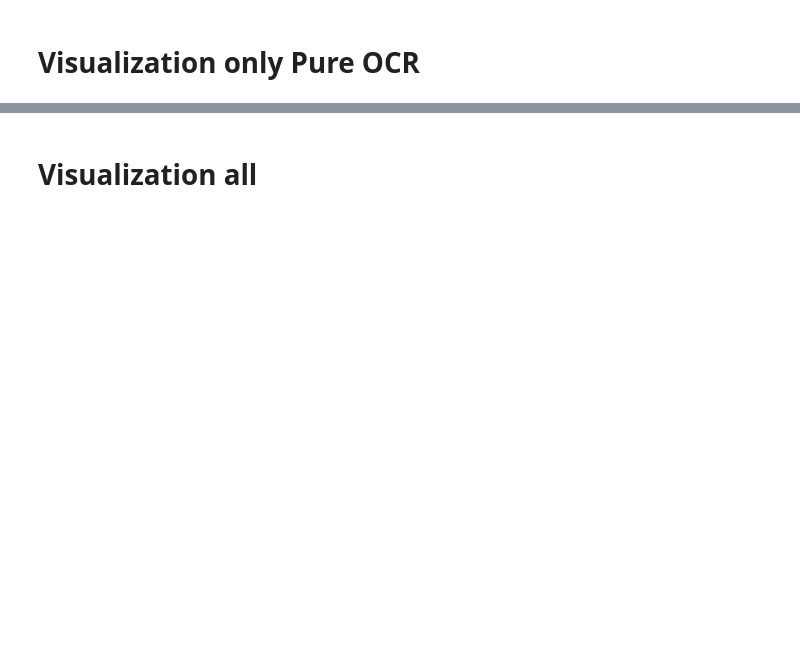
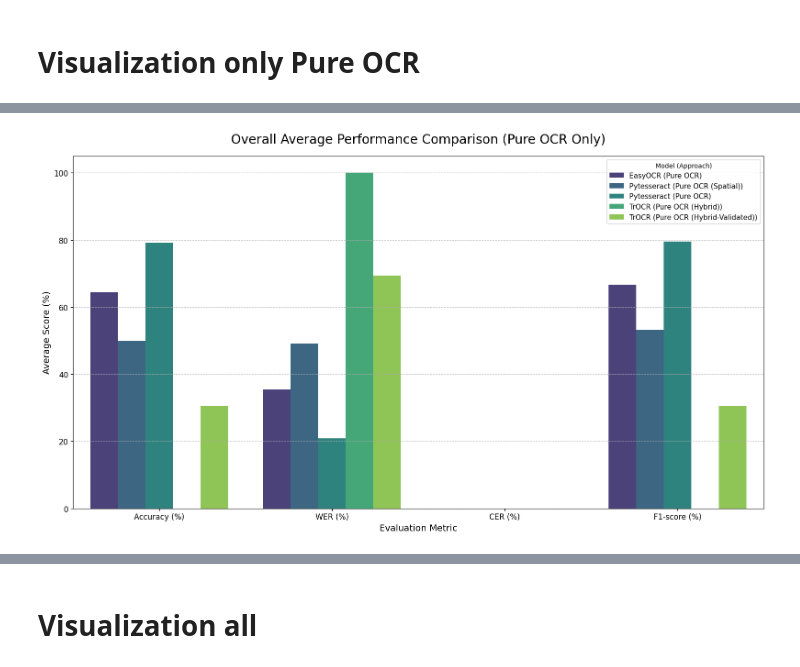
Before and after one commit to Dxrksvng/eng-score-exit, a Jupyter notebook: ktep_oldversion.ipynb, the cells around one changed output, grey strips where cells are left out. Drawn from its saved outputs; the diff is of its cells as text; code cells hidden in the pictures; blank space fills up the shorter version.

```diff
--- a/ktep_oldversion.ipynb
+++ b/ktep_oldversion.ipynb
@@ -2066,8 +2319,29 @@ except FileNotFoundError:
     print(f"❌ ไม่พบไฟล์ Master Report! กรุณาตรวจสอบ Path: {MASTER_REPORT_PATH}")
     exit()
 
+import pandas as pd
+import matplotlib.pyplot as plt
+import seaborn as sns
+import os
+
+# --- 1. กำหนดค่าและโหลดข้อมูล ---
+MASTER_REPORT_PATH = "/content/drive/MyDrive/kmitl_dataset/final-excel/final_comparison_report.xlsx"
+SHEET_NAME = 'Master_Evaluation'
+OUTPUT_DIR = "/content/drive/MyDrive/kmitl_dataset/final-excel/graphs_pure_ocr/" # ⬅️ สร้างโฟลเดอร์ใหม่สำหรับกราฟชุดนี้
+
+# สร้างโฟลเดอร์ถ้ายังไม่มี
+os.makedirs(OUTPUT_DIR, exist_ok=True)
+
+print(f"กำลังโหลดข้อมูลจาก: {MASTER_REPORT_PATH}")
+try:
+    df_all = pd.read_excel(MASTER_REPORT_PATH, sheet_name=SHEET_NAME)
+except FileNotFoundError:
+    print(f"❌ ไม่พบไฟล์ Master Report! กรุณาตรวจสอบ Path: {MASTER_REPORT_PATH}")
+    exit()
+
 # ⬇️⬇️⬇️ ส่วนที่เพิ่มเข้ามา: กรองข้อมูลให้เหลือเฉพาะ Pure OCR ⬇️⬇️⬇️
-df = df_all[df_all['Approach'].str.contains('Pure OCR', case=False)].copy()
+# เพิ่ม na=False เข้าไปใน .str.contains()
+df = df_all[df_all['Approach'].str.contains('Pure OCR', case=False, na=False)].copy()
 print("กรองข้อมูลสำเร็จ! แสดงผลเฉพาะแนวทาง Pure OCR เท่านั้น")
 
 
@@ -2138,3 +2412,71 @@ graph3_path = os.path.join(OUTPUT_DIR, '3_pure_ocr_accuracy_heatmap.png')
 plt.savefig(graph3_path)
 print(f"✅ บันทึกกราฟที่ 3 สำเร็จ: {graph3_path}")
 plt.show()
+print("โหลดข้อมูลสำเร็จ! เริ่มสร้างกราฟ...")
+
+# สร้างคอลัมน์ใหม่เพื่อใช้เป็นแกน X ในกราฟให้สวยงาม
+df['Model_Approach'] = df['Model'] + ' (' + df['Approach'] + ')'
+
+
+# --- 2. สร้างกราฟที่ 1: เปรียบเทียบประสิทธิภาพโดยรวม (ค่าเฉลี่ยของทุกฟิลด์) ---
+df_agg = df.groupby('Model_Approach')[['Accuracy (%)', 'WER (%)', 'CER (%)', 'F1-score (%)']].mean().reset_index()
+df_melted = df_agg.melt(id_vars='Model_Approach', var_name='Metric', value_name='Average Score')
+
+plt.figure(figsize=(16, 9))
+sns.barplot(data=df_melted, x='Metric', y='Average Score', hue='Model_Approach', palette='viridis')
+plt.title('Overall Average Performance Comparison (Pure OCR Only)', fontsize=20, pad=20)
+plt.ylabel('Average Score (%)', fontsize=14)
+plt.xlabel('Evaluation Metric', fontsize=14)
+plt.xticks(rotation=0, ha='center', fontsize=12)
+plt.yticks(fontsize=12)
+plt.legend(title='Model (Approach)', fontsize=11)
+plt.grid(axis='y', linestyle='--', alpha=0.7)
+plt.tight_layout()
+
+# บันทึกกราฟ
+graph1_path = os.path.join(OUTPUT_DIR, '1_pure_ocr_overall_performance.png')
+plt.savefig(graph1_path)
+print(f"✅ บันทึกกราฟที่ 1 สำเร็จ: {graph1_path}")
+plt.show()
+
+
+# --- 3. สร้างกราฟที่ 2: เจาะลึกประสิทธิภาพในแต่ละฟิลด์ (ตัวอย่าง: Name และ Application No.) ---
+fields_to_plot = ['Name', 'Application No.']
+for field in fields_to_plot:
+    df_field = df[df['Field'] == field]
+
+    plt.figure(figsize=(16, 9))
+    sns.barplot(data=df_field, x='Model_Approach', y='Accuracy (%)', palette='plasma')
+    plt.title(f'Accuracy Comparison for Field: "{field}" (Pure OCR Only)', fontsize=20, pad=20)
+    plt.ylabel('Accuracy (%)', fontsize=14)
+    plt.xlabel('Model (Approach)', fontsize=14)
+    plt.xticks(rotation=15, ha='right', fontsize=12)
+    plt.yticks(fontsize=12)
+    plt.ylim(0, 105)
+    plt.grid(axis='y', linestyle='--', alpha=0.7)
+    plt.tight_layout()
+
+    # บันทึกกราฟ
+    graph2_path = os.path.join(OUTPUT_DIR, f'2_pure_ocr_accuracy_for_{field.replace(" ", "_")}.png')
+    plt.savefig(graph2_path)
+    print(f"✅ บันทึกกราฟที่ 2 ({field}) สำเร็จ: {graph2_path}")
+    plt.show()
+
+
+# --- 4. สร้างกราฟที่ 3: Heatmap แสดงภาพรวมทั้งหมด ---
+df_pivot = df.pivot_table(index='Field', columns='Model_Approach', values='Accuracy (%)')
+
+plt.figure(figsize=(12, 12)) # ปรับขนาดให้เหมาะกับจำนวนโมเดลที่น้อยลง
+sns.heatmap(df_pivot, annot=True, fmt=".1f", linewidths=.5, cmap='RdYlGn', vmin=0, vmax=100)
+plt.title('Overall Accuracy (%) Heatmap (Pure OCR Only)', fontsize=20, pad=20)
+plt.ylabel('Data Field', fontsize=14)
+plt.xlabel('Model (Approach)', fontsize=14)
+plt.xticks(rotation=20, ha='right')
+plt.tight_layout()
+
+# บันทึกกราฟ
+graph3_path = os.path.join(OUTPUT_DIR, '3_pure_ocr_accuracy_heatmap.png')
+plt.savefig(graph3_path)
+print(f"✅ บันทึกกราฟที่ 3 สำเร็จ: {graph3_path}")
+plt.show()
+# %% [output]
@@ -2140,0 +2488 @@ plt.show()
+[figure, added]
```
Also changed, not shown: parts of 25 cells of this notebook.
